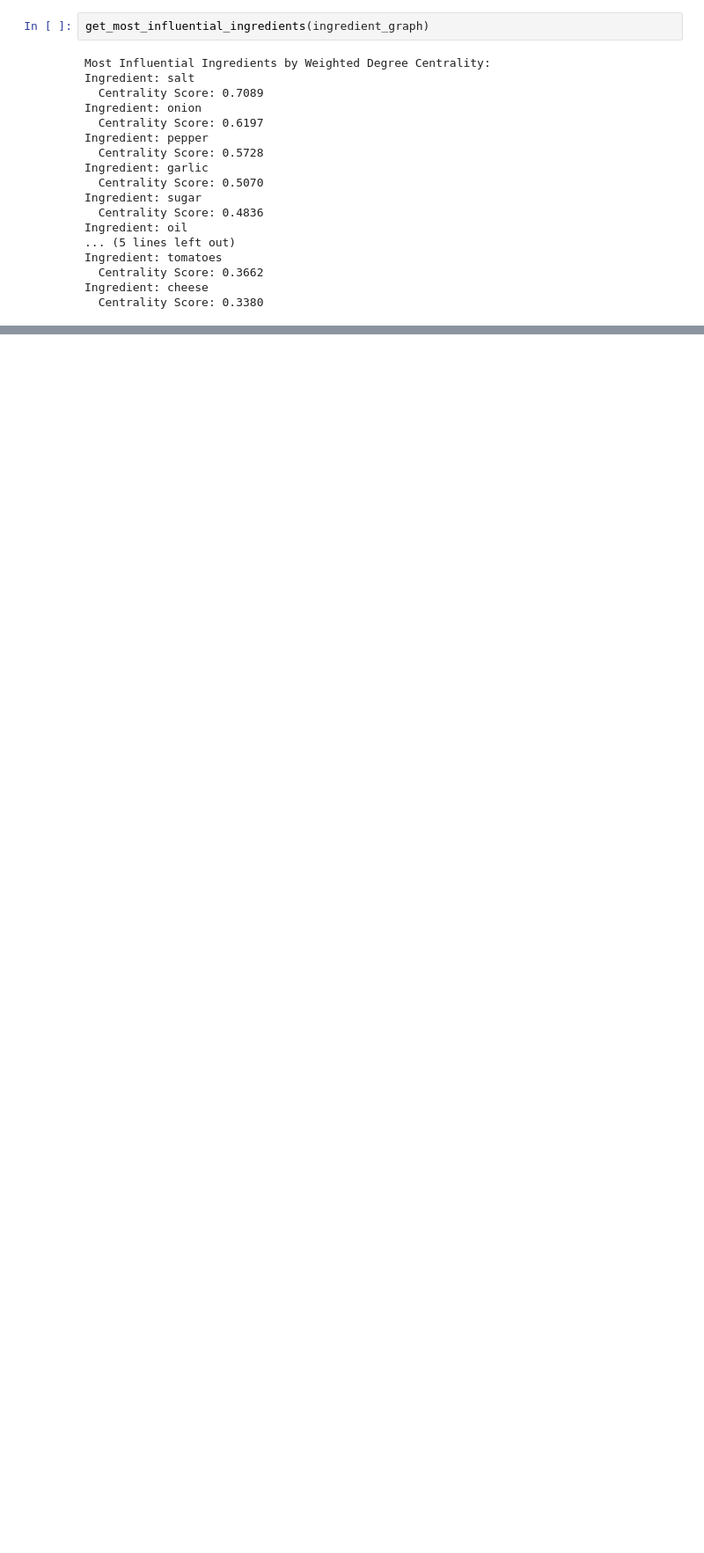
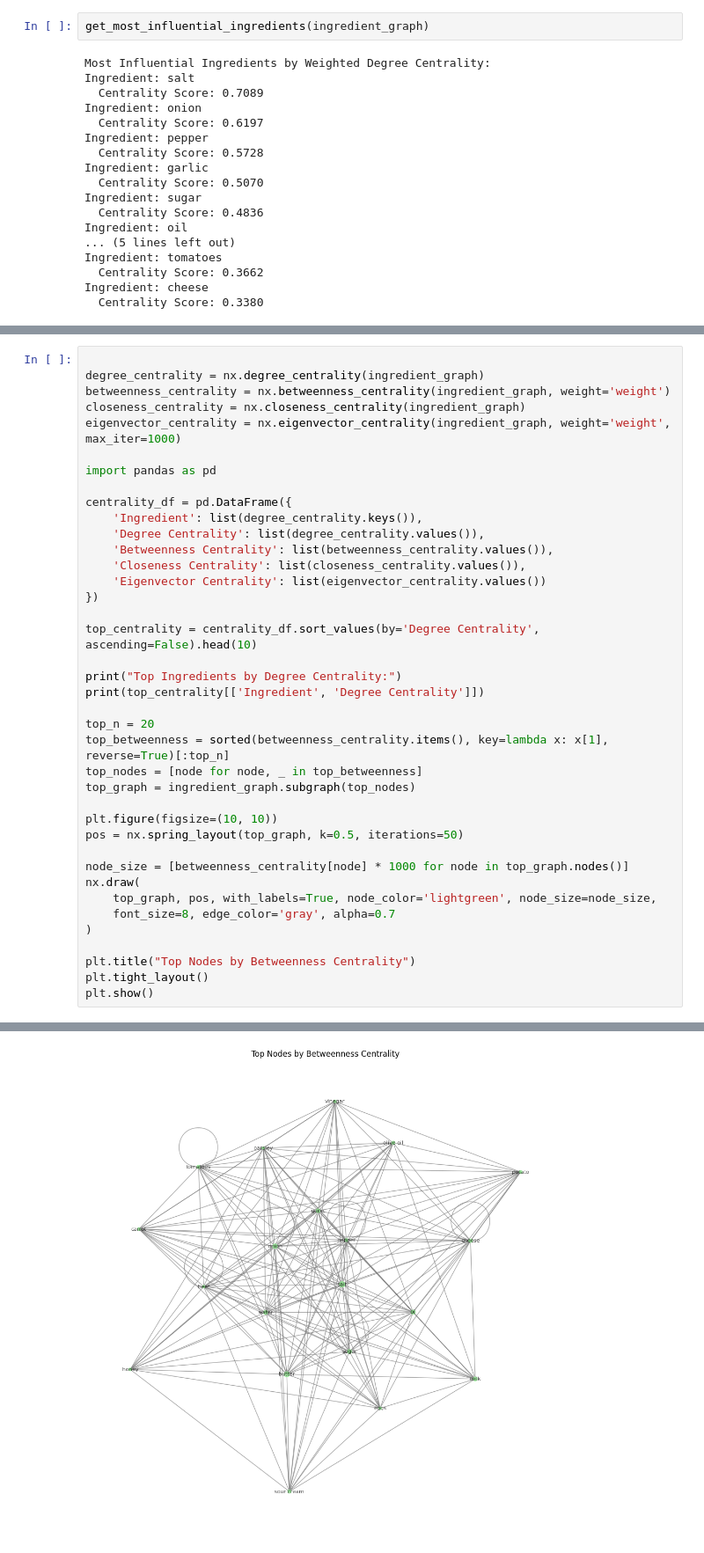
Before and after one commit to annanasz/NS_Group_Project, a Jupyter notebook: ingredients_analysis.ipynb, the cells around one changed output, grey strips where cells are left out. Shown at 88% size. Saved outputs shown, nothing was run; the diff lists cells and outputs as text; blank space fills up the shorter version.

```diff
--- a/ingredients_analysis.ipynb
+++ b/ingredients_analysis.ipynb
@@ -179,0 +291,40 @@ Ingredient: cheese
+# %%
+
+degree_centrality = nx.degree_centrality(ingredient_graph)
+betweenness_centrality = nx.betweenness_centrality(ingredient_graph, weight='weight')
+closeness_centrality = nx.closeness_centrality(ingredient_graph)
+eigenvector_centrality = nx.eigenvector_centrality(ingredient_graph, weight='weight', max_iter=1000)
+
+import pandas as pd
+
+centrality_df = pd.DataFrame({
+    'Ingredient': list(degree_centrality.keys()),
+    'Degree Centrality': list(degree_centrality.values()),
+    'Betweenness Centrality': list(betweenness_centrality.values()),
+    'Closeness Centrality': list(closeness_centrality.values()),
+    'Eigenvector Centrality': list(eigenvector_centrality.values())
+})
+
+top_centrality = centrality_df.sort_values(by='Degree Centrality', ascending=False).head(10)
+
+print("Top Ingredients by Degree Centrality:")
+print(top_centrality[['Ingredient', 'Degree Centrality']])
+
+top_n = 20
+top_betweenness = sorted(betweenness_centrality.items(), key=lambda x: x[1], reverse=True)[:top_n]
+top_nodes = [node for node, _ in top_betweenness]
+top_graph = ingredient_graph.subgraph(top_nodes)
+
+plt.figure(figsize=(10, 10))
+pos = nx.spring_layout(top_graph, k=0.5, iterations=50)
+
+node_size = [betweenness_centrality[node] * 1000 for node in top_graph.nodes()]
+nx.draw(
+    top_graph, pos, with_labels=True, node_color='lightgreen', node_size=node_size,
+    font_size=8, edge_color='gray', alpha=0.7
+)
+
+plt.title("Top Nodes by Betweenness Centrality")
+plt.tight_layout()
+plt.show()
+# %% [output]
@@ -179,0 +343 @@ Ingredient: cheese
+[figure, added]
```
Also changed, not shown: parts of 8 cells of this notebook, 4 other files.
